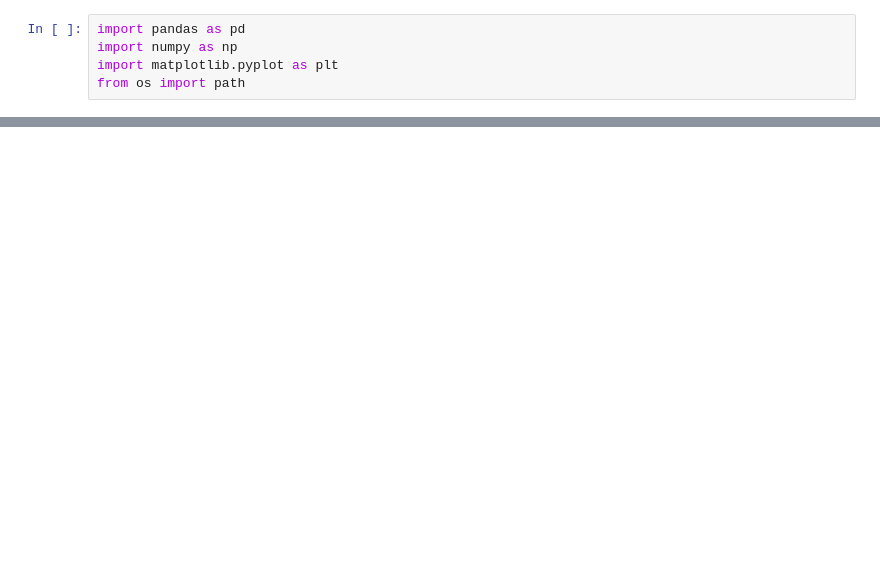
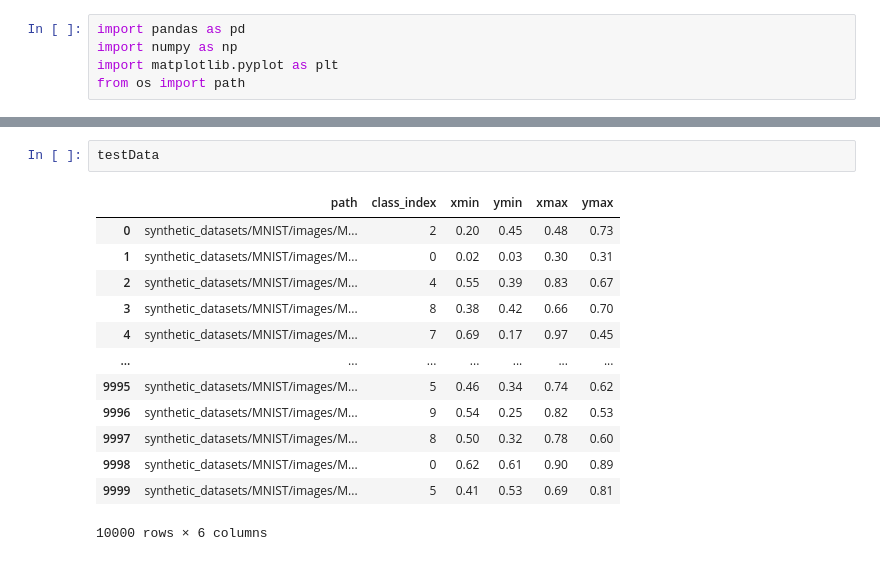
Before and after one commit to rohan-singh987/imageDetection-Loacalization, a Jupyter notebook: imageDetection_Localization.ipynb, the cells around one changed output, grey strips where cells are left out. Saved outputs shown, nothing was run; the diff lists cells and outputs as text; blank space fills up the shorter version.

```diff
--- a/imageDetection_Localization.ipynb
+++ b/imageDetection_Localization.ipynb
@@ -53 +69,17 @@ data
 60000 rows × 6 columns
+# %%
+testData
+# %% [output]
+|  | path | class_index | xmin | ymin | xmax | ymax |
+| 0 | synthetic_datasets/MNIST/images/M... | 2 | 0.20 | 0.45 | 0.48 | 0.73 |
+| 1 | synthetic_datasets/MNIST/images/M... | 0 | 0.02 | 0.03 | 0.30 | 0.31 |
+| 2 | synthetic_datasets/MNIST/images/M... | 4 | 0.55 | 0.39 | 0.83 | 0.67 |
+| 3 | synthetic_datasets/MNIST/images/M... | 8 | 0.38 | 0.42 | 0.66 | 0.70 |
+| 4 | synthetic_datasets/MNIST/images/M... | 7 | 0.69 | 0.17 | 0.97 | 0.45 |
+| ... | ... | ... | ... | ... | ... | ... |
+| 9995 | synthetic_datasets/MNIST/images/M... | 5 | 0.46 | 0.34 | 0.74 | 0.62 |
+| 9996 | synthetic_datasets/MNIST/images/M... | 9 | 0.54 | 0.25 | 0.82 | 0.53 |
+| 9997 | synthetic_datasets/MNIST/images/M... | 8 | 0.50 | 0.32 | 0.78 | 0.60 |
+| 9998 | synthetic_datasets/MNIST/images/M... | 0 | 0.62 | 0.61 | 0.90 | 0.89 |
+| 9999 | synthetic_datasets/MNIST/images/M... | 5 | 0.41 | 0.53 | 0.69 | 0.81 |
+10000 rows × 6 columns
```
Also changed, not shown: parts of 19 cells of this notebook.
